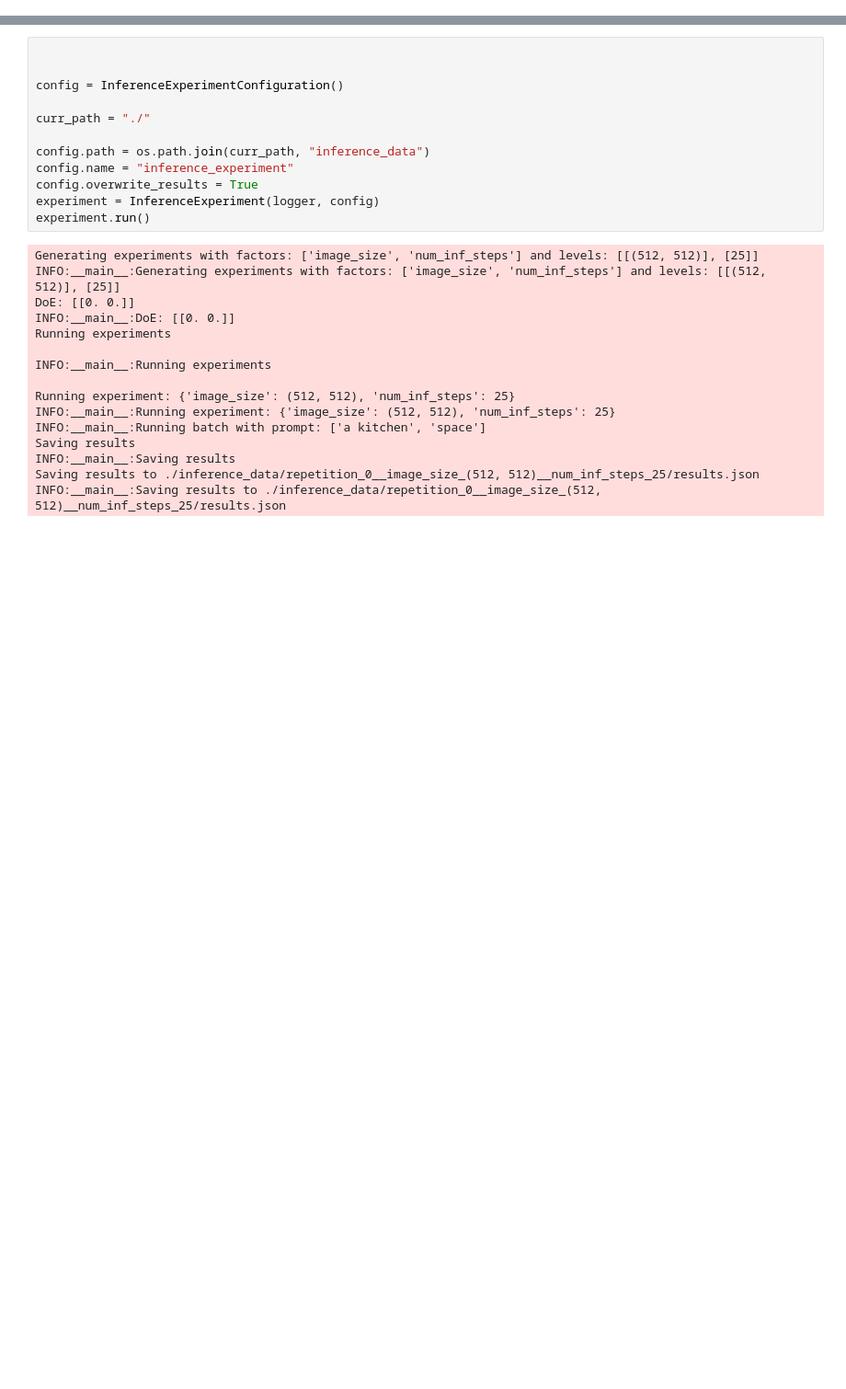
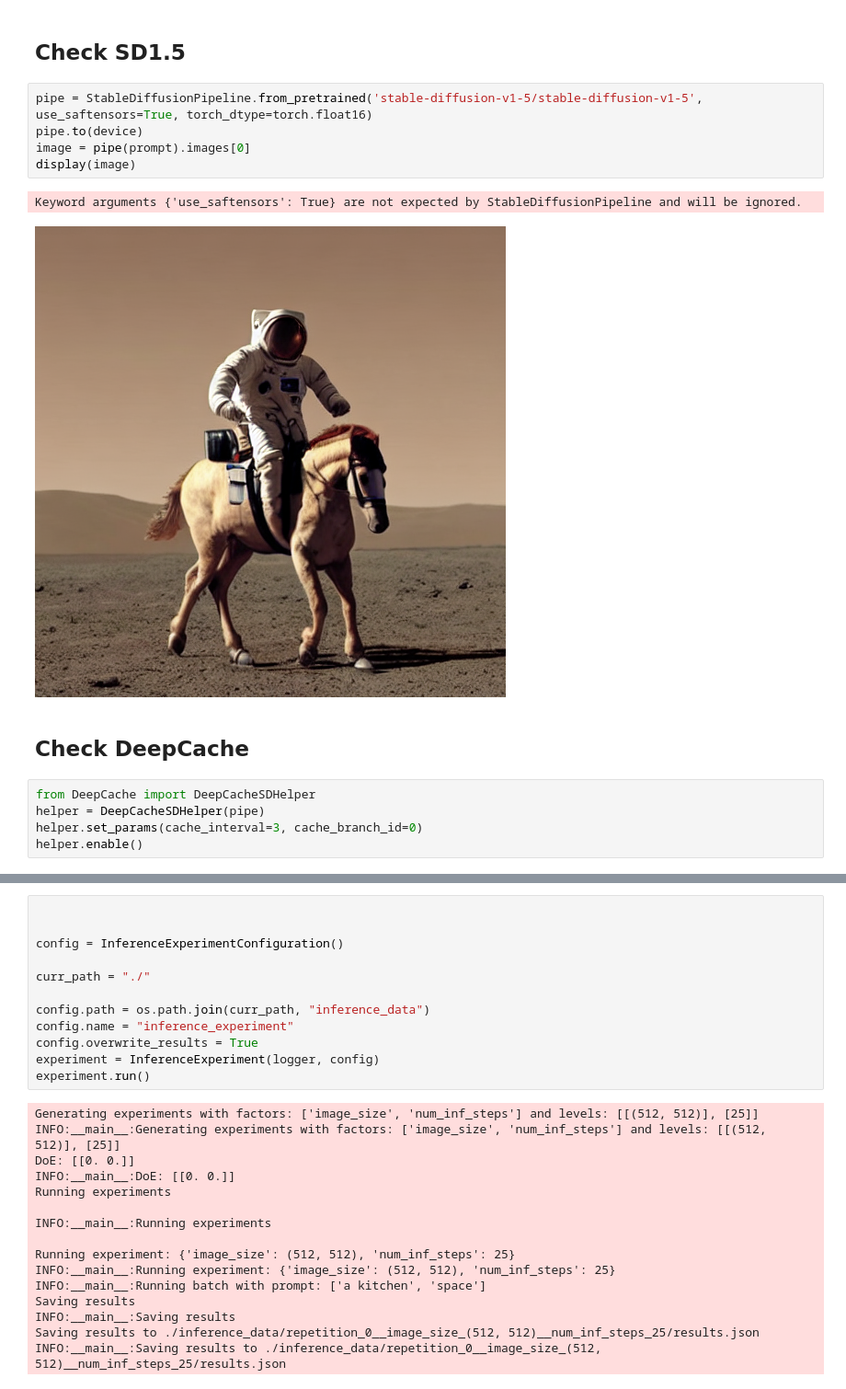
Before and after one commit to nardo7/StableDiffusionOptimizationService, a Jupyter notebook: notebook_run.ipynb, the cells around one changed output, grey strips where cells are left out. Shown at 92% size. Drawn from its saved outputs; the diff is of its cells as text; blank space fills up the shorter version.

```diff
--- a/notebook_run.ipynb
+++ b/notebook_run.ipynb
@@ -15,0 +36,17 @@ ModuleNotFoundError: No module named 'pyDOE3'
+# %% [markdown]
+## Check SD1.5
+# %%
+pipe = StableDiffusionPipeline.from_pretrained('stable-diffusion-v1-5/stable-diffusion-v1-5', use_saftensors=True, torch_dtype=torch.float16)
+pipe.to(device)
+image = pipe(prompt).images[0]
+display(image)
+# %% [output]
+Keyword arguments {'use_saftensors': True} are not expected by StableDiffusionPipeline and will be ignored.
+[figure, added]
+# %% [markdown]
+## Check DeepCache
+# %%
+from DeepCache import DeepCacheSDHelper
+helper = DeepCacheSDHelper(pipe)
+helper.set_params(cache_interval=3, cache_branch_id=0)
+helper.enable()
```
Also changed, not shown: parts of 10 cells of this notebook, 7 other files.
